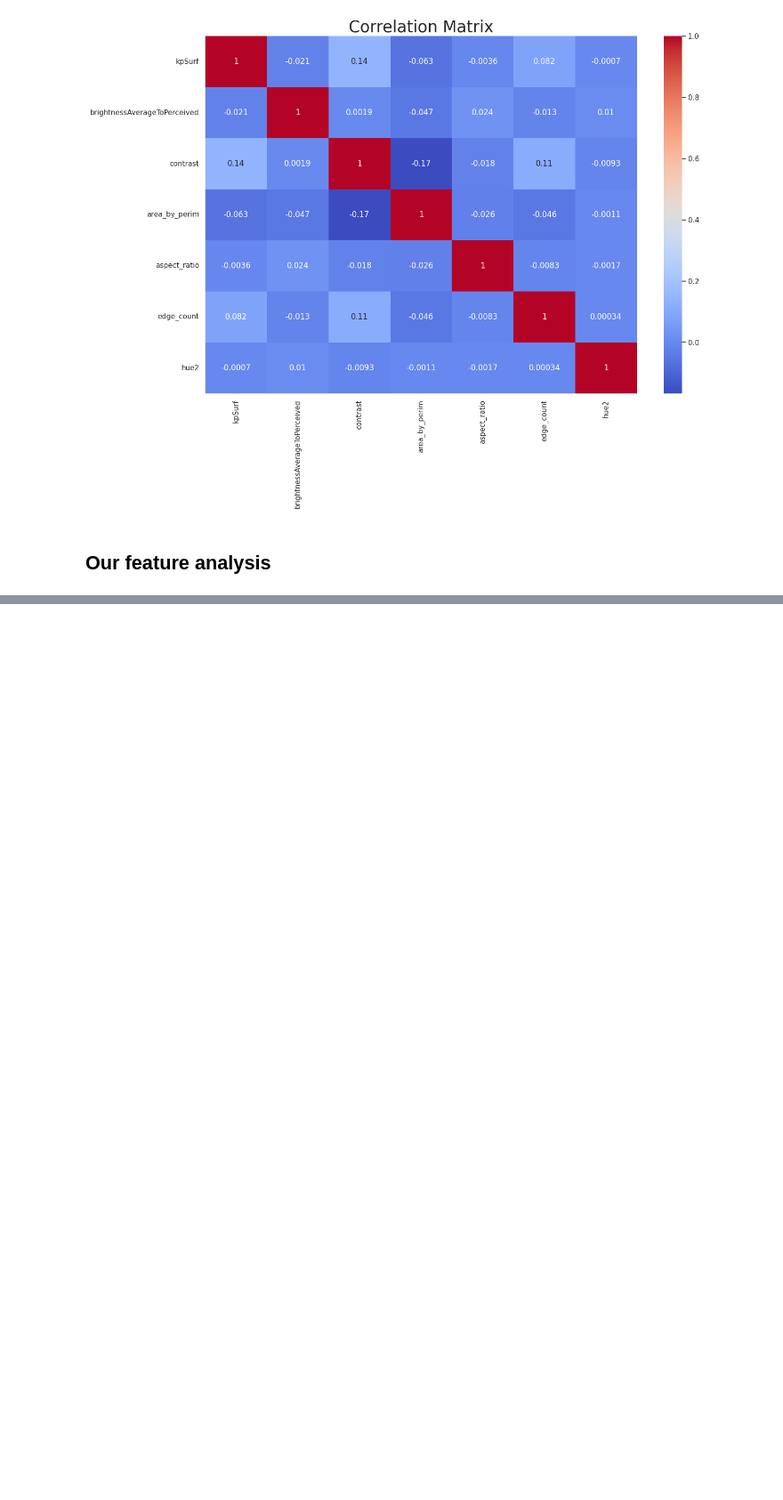
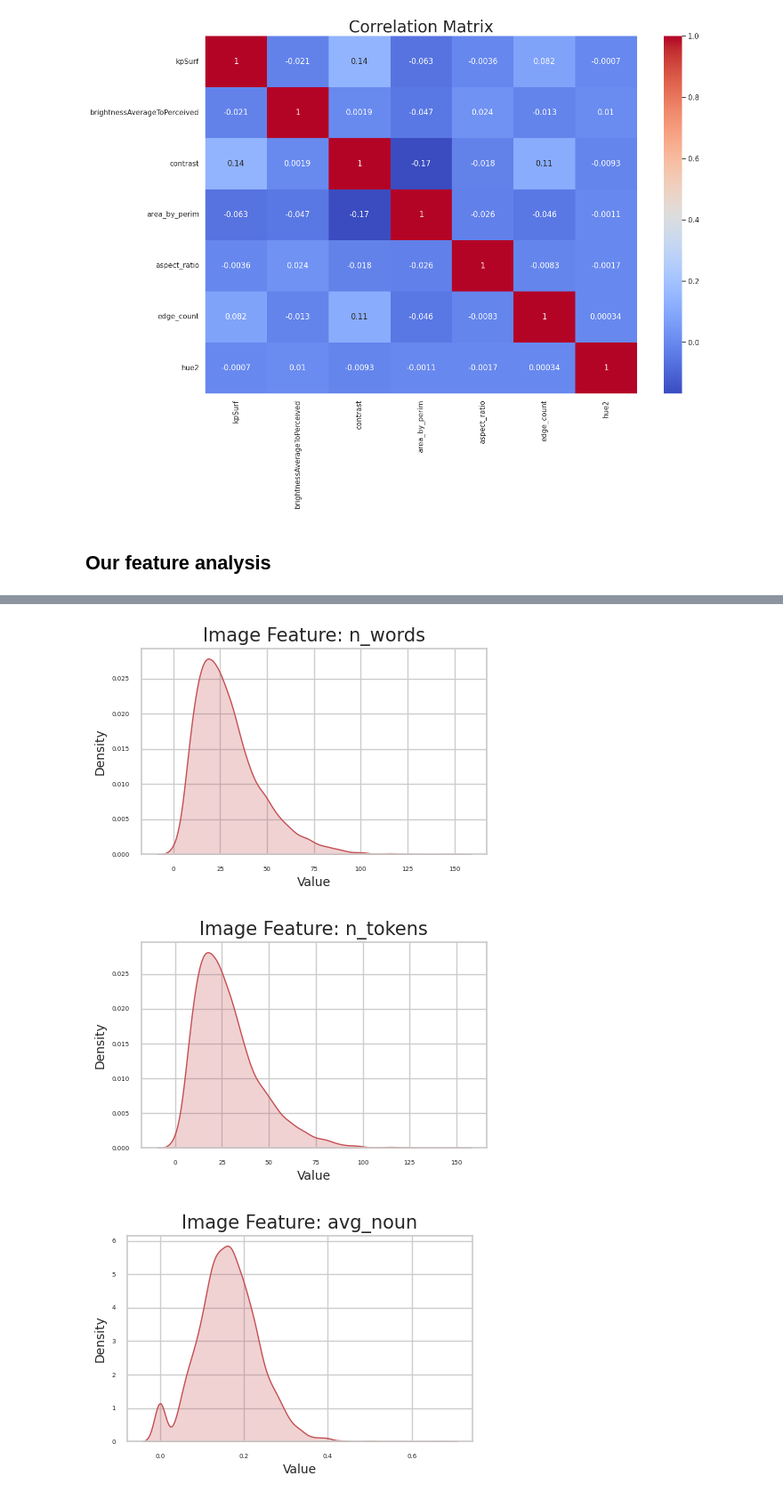
Before and after one commit to HitkoDev/energy-efficient-ml, a Jupyter notebook: code/feature-engineering/plot.ipynb, the cells around one changed output, grey strips where cells are left out. Shown at 89% size. Drawn from its saved outputs; the diff is of its cells as text; code cells hidden in the pictures; blank space fills up the shorter version.

```diff
--- a/code/feature-engineering/plot.ipynb
+++ b/code/feature-engineering/plot.ipynb
@@ -159,0 +204,16 @@ Brightness correlation:
+# %%
+# kde for each feature
+for col in df_no_bow.columns:
+    sns.set(style="whitegrid")
+    plt.figure(figsize=(5, 3))
+    ax = sns.kdeplot(df_no_bow[col], fill=True, color="r")
+    plt.xlabel('Value', fontsize=10)
+    plt.ylabel('Density', fontsize=10)
+    plt.xticks(fontsize=5)
+    plt.yticks(fontsize=5)
+    plt.title('Image Feature: '+col, fontsize=15)
+    plt.show()
+# %% [output]
+[figure, added]
+[figure, added]
+[figure, added]
```
Also changed, not shown: parts of 12 cells of this notebook, 4 other files.
